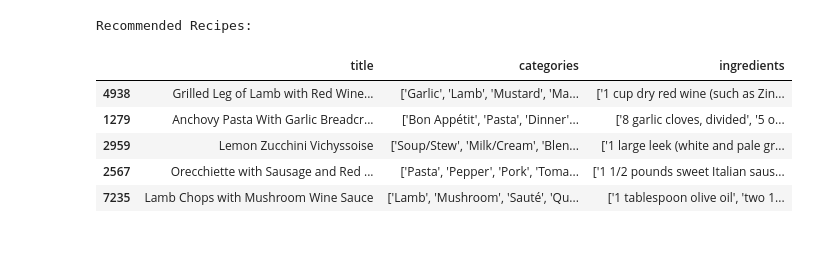
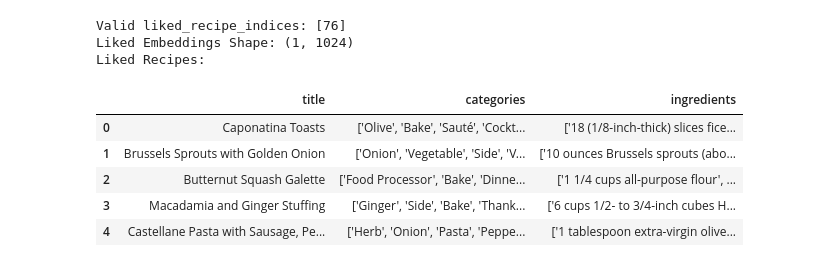
Before and after one commit to adaalif/Bangkit-Capstone-Project, a Jupyter notebook: Dataset/model_training.ipynb, the cells around one changed output. Saved outputs shown, nothing was run; the diff lists cells and outputs as text; code cells hidden in the pictures.

```diff
--- a/Dataset/model_training.ipynb
+++ b/Dataset/model_training.ipynb
@@ -196,15 +190,22 @@ Liked Recipes:
-# %%
-
-recommended_recipes = recommend_similar(liked_recipe_indices, latent_embeddings, top_n=5)
-recommended_recipes
-# %% [output]
-Recommended Recipes:
-|  | title | categories | ingredients |
-| 4938 | Grilled Leg of Lamb with Red Wine... | ['Garlic', 'Lamb', 'Mustard', 'Ma... | ['1 cup dry red wine (such as Zin... |
-| 1279 | Anchovy Pasta With Garlic Breadcr... | ['Bon Appétit', 'Pasta', 'Dinner'... | ['8 garlic cloves, divided', '5 o... |
-| 2959 | Lemon Zucchini Vichyssoise | ['Soup/Stew', 'Milk/Cream', 'Blen... | ['1 large leek (white and pale gr... |
-| 2567 | Orecchiette with Sausage and Red ... | ['Pasta', 'Pepper', 'Pork', 'Toma... | ['1 1/2 pounds sweet Italian saus... |
-| 7235 | Lamb Chops with Mushroom Wine Sauce | ['Lamb', 'Mushroom', 'Sauté', 'Qu... | ['1 tablespoon olive oil', 'two 1... |
+# %%
+# Generate recommended recipe indices
+recommended_recipes = recommend_similar(liked_recipe_indices, latent_embeddings, top_n=5)
+
+# Fetch the corresponding details from the DataFrame
+recommended_recipes_df = recipes_df.iloc[recommended_recipes][['title', 'categories', 'ingredients']]
+
+# Display the recommended recipes
+display_liked_recipes(recommended_recipes_df)
+# %% [output]
+Valid liked_recipe_indices: [76]
+Liked Embeddings Shape: (1, 1024)
+Liked Recipes:
+|  | title | categories | ingredients |
+| 0 | Caponatina Toasts | ['Olive', 'Bake', 'Sauté', 'Cockt... | ['18 (1/8-inch-thick) slices fice... |
+| 1 | Brussels Sprouts with Golden Onion | ['Onion', 'Vegetable', 'Side', 'V... | ['10 ounces Brussels sprouts (abo... |
+| 2 | Butternut Squash Galette | ['Food Processor', 'Bake', 'Dinne... | ['1 1/4 cups all-purpose flour', ... |
+| 3 | Macadamia and Ginger Stuffing | ['Ginger', 'Side', 'Bake', 'Thank... | ['6 cups 1/2- to 3/4-inch cubes H... |
+| 4 | Castellane Pasta with Sausage, Pe... | ['Herb', 'Onion', 'Pasta', 'Peppe... | ['1 tablespoon extra-virgin olive... |
 # %%
 def coverage(recommended_items, total_items):
     """
```
Also changed, not shown: parts of 9 cells of this notebook.
